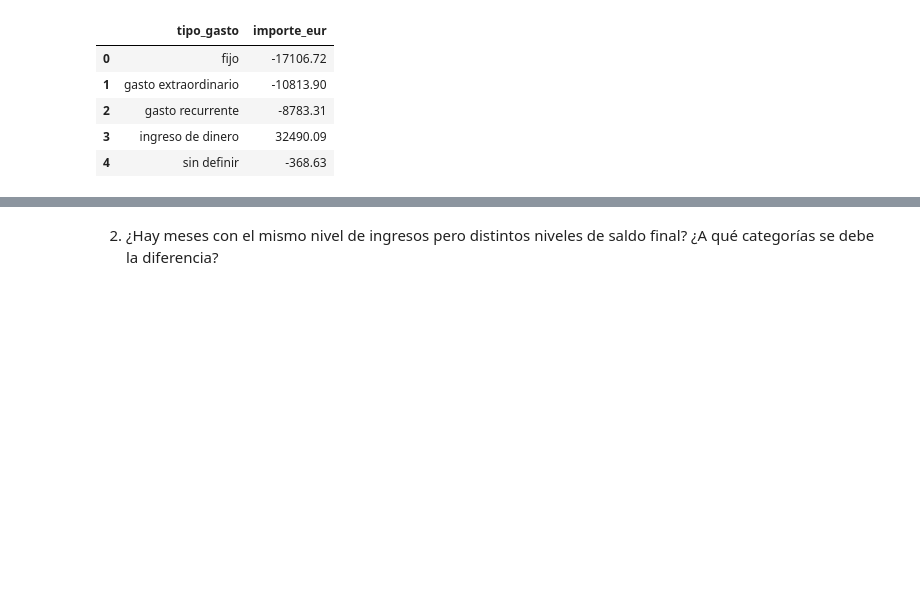
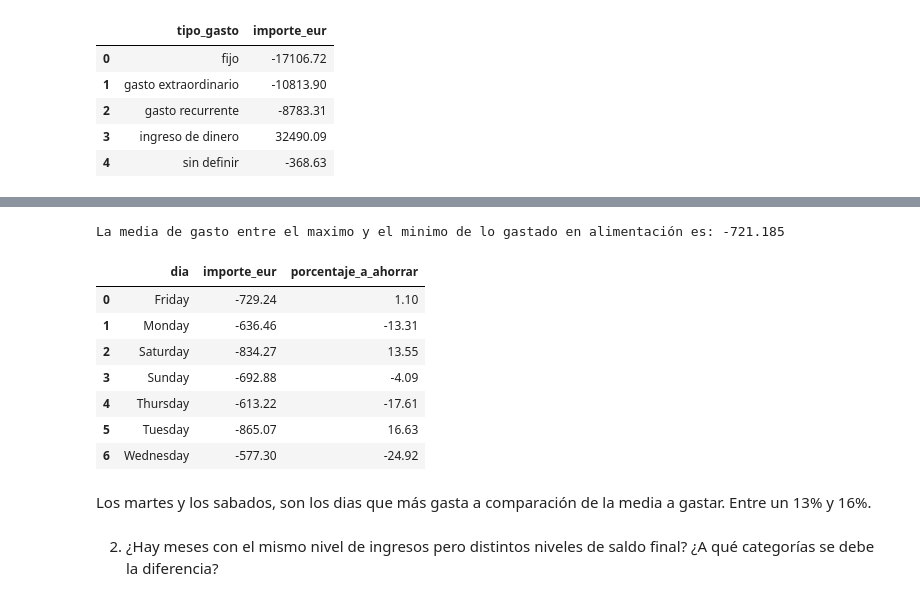
Before and after one commit to maxicoceres-data/Analisis_Exploratorio_de_Movimientos-Bancarios-y-Reportes, a Jupyter notebook: notebooks/analisis.ipynb, the cells around one changed output, grey strips where cells are left out. Saved outputs shown, nothing was run; the diff lists cells and outputs as text; code cells hidden in the pictures; blank space fills up the shorter version.

```diff
--- a/notebooks/analisis.ipynb
+++ b/notebooks/analisis.ipynb
@@ -697,0 +730,3 @@ df_tipo_gasto_mes.pivot_table(
+# %%
+gasto_alimentacion = df[df["categoria"] == "Alimentación"].groupby("dia")["importe_eur"].sum().reset_index()
+gasto_alimentacion.sort_values(by="importe_eur")
@@ -698,3 +742,23 @@ df_tipo_gasto_mes.pivot_table(
+# %%
+media_alimentacion = pd.Series([gasto_alimentacion["importe_eur"].min(), gasto_alimentacion["importe_eur"].max()]).mean()
+
+print(f'La media de gasto entre el maximo y el minimo de lo gastado en alimentación es: {media_alimentacion}')
+# %% [output]
+La media de gasto entre el maximo y el minimo de lo gastado en alimentación es: -721.185
+# %%
+gasto_alimentacion["porcentaje_a_ahorrar"] = round(((gasto_alimentacion["importe_eur"] - media_alimentacion)/gasto_alimentacion["importe_eur"]) * 100, 2)
+gasto_alimentacion
+# %% [output]
+|  | dia | importe_eur | porcentaje_a_ahorrar |
+| 0 | Friday | -729.24 | 1.10 |
+| 1 | Monday | -636.46 | -13.31 |
+| 2 | Saturday | -834.27 | 13.55 |
+| 3 | Sunday | -692.88 | -4.09 |
+| 4 | Thursday | -613.22 | -17.61 |
+| 5 | Tuesday | -865.07 | 16.63 |
+| 6 | Wednesday | -577.30 | -24.92 |
+# %% [markdown]
+Los martes y los sabados, son los dias que más gasta a comparación de la media a gastar. Entre un 13% y 16%.
 # %% [markdown]
 2. ¿Hay meses con el mismo nivel de ingresos pero distintos niveles de saldo final? ¿A qué categorías se debe la diferencia?
 # %%
```
Also changed, not shown: parts of 37 cells of this notebook, 8 other files.
